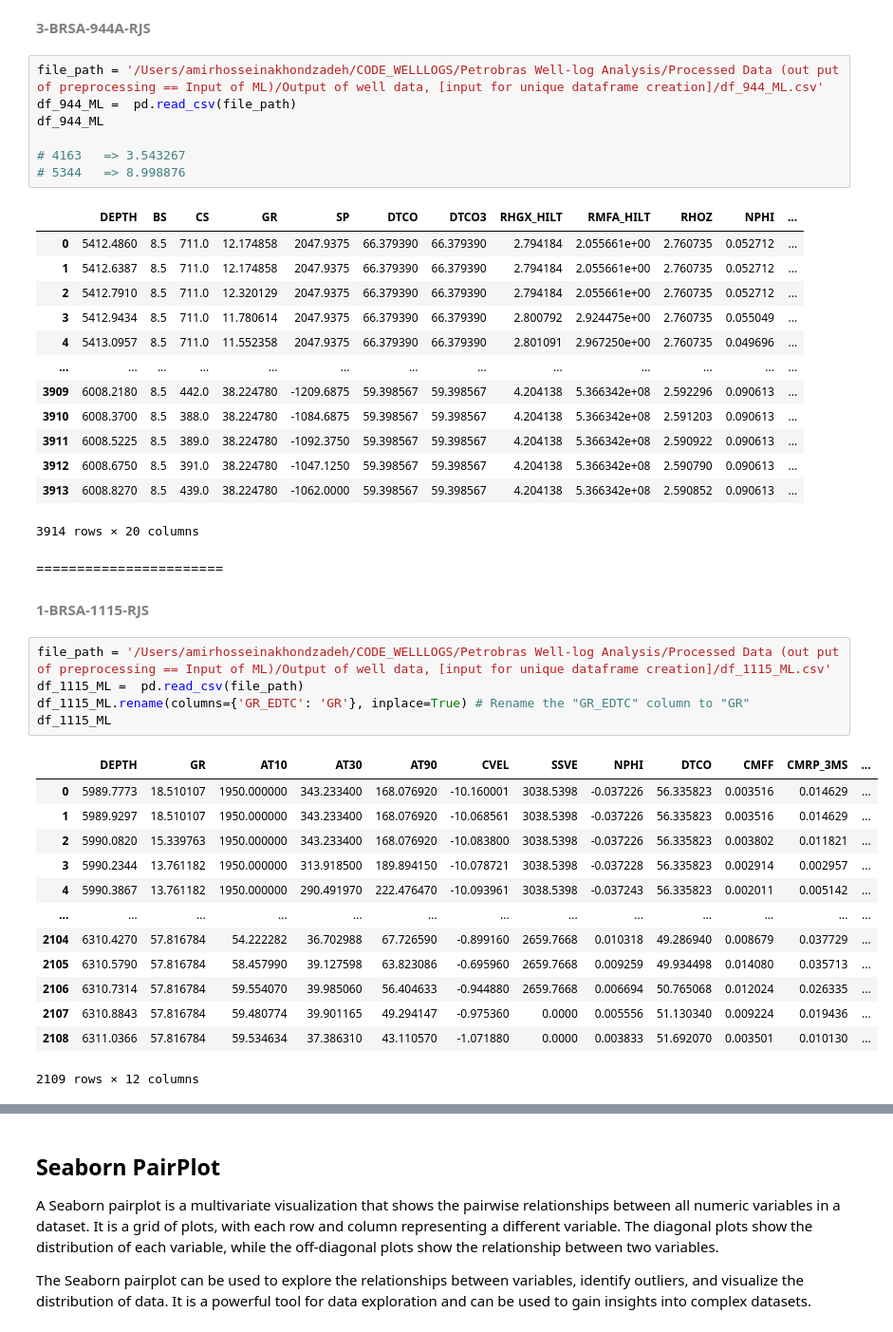
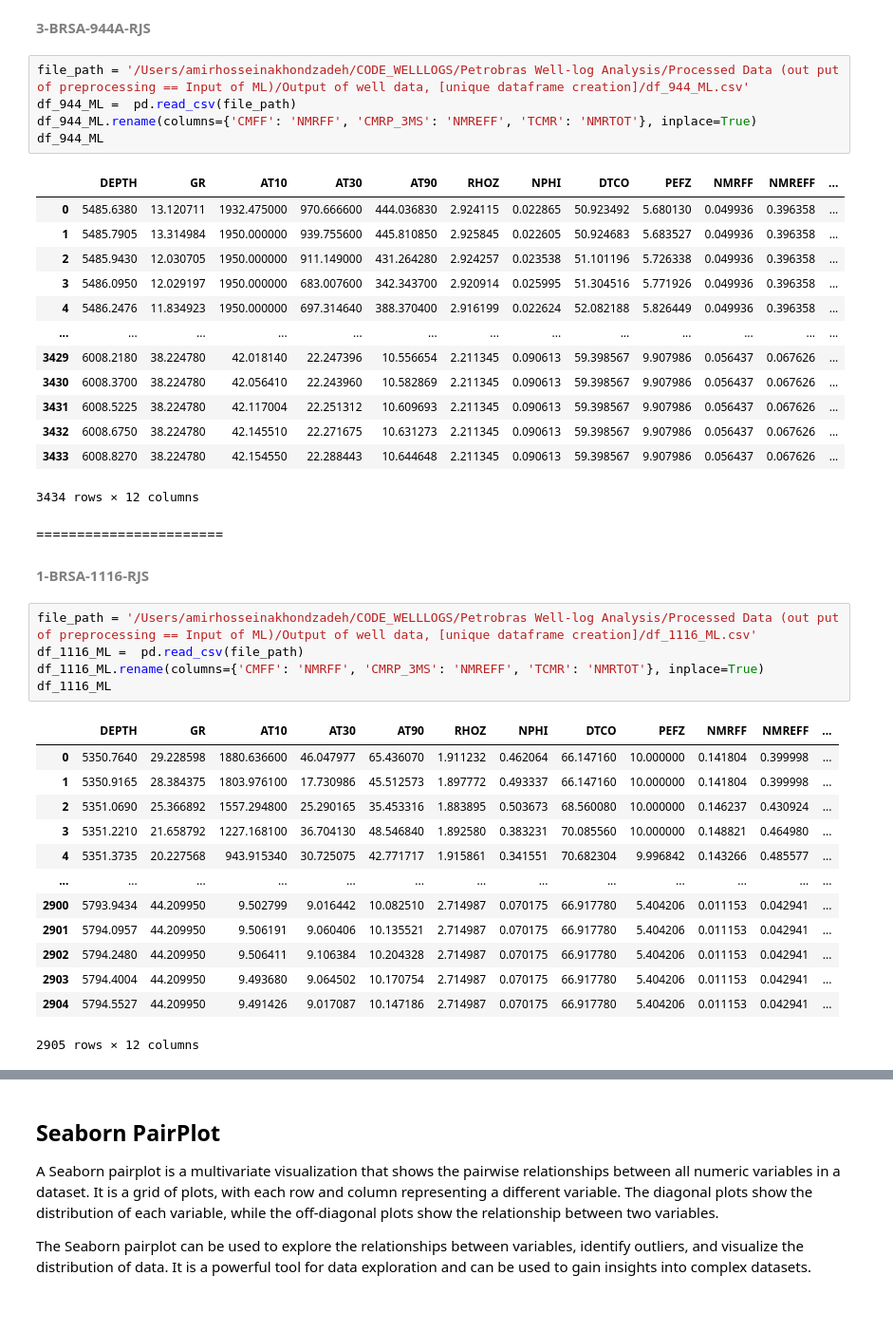
Before and after one commit to Amirhosseinakhondzadeh/Well-log-Analysis-Reservoir-Properties, a Jupyter notebook: Petrobras Well-log Analysis/Template (Module)/Selection of Data for "Predictive model (ML)"/Selection of Data for "Predictive model (ML)".ipynb, the cells around one changed output, grey strips where cells are left out. Shown at 95% size. Saved outputs shown, nothing was run; the diff lists cells and outputs as text.

```diff
--- a/Petrobras Well-log Analysis/Template (Module)/Selection of Data for "Predictive model (ML)"/Selection of Data for "Predictive model (ML)".ipynb
+++ b/Petrobras Well-log Analysis/Template (Module)/Selection of Data for "Predictive model (ML)"/Selection of Data for "Predictive model (ML)".ipynb
@@ -33,49 +33,47 @@ from sklearn.metrics import r2_score, mean_squared_error, mean_squared_error, me
 <span style='color:gray'> <span style="font-size:15px;">
 **3-BRSA-944A-RJS**
 # %%
-file_path = '/Users/amirhosseinakhondzadeh/CODE_WELLLOGS/Petrobras Well-log Analysis/Processed Data (out put of preprocessing == Input of ML)/Output of well data, [input for unique dataframe creation]/df_944_ML.csv'
+file_path = '/Users/amirhosseinakhondzadeh/CODE_WELLLOGS/Petrobras Well-log Analysis/Processed Data (out put of preprocessing == Input of ML)/Output of well data, [unique dataframe creation]/df_944_ML.csv'
 df_944_ML =  pd.read_csv(file_path)
+df_944_ML.rename(columns={'CMFF': 'NMRFF', 'CMRP_3MS': 'NMREFF', 'TCMR': 'NMRTOT'}, inplace=True)
 df_944_ML
-
-# 4163   => 3.543267
-# 5344   => 8.998876
 # %% [output]
-|  | DEPTH | BS | CS | GR | SP | DTCO | DTCO3 | RHGX_HILT | RMFA_HILT | RHOZ | NPHI | ... |
-| 0 | 5412.4860 | 8.5 | 711.0 | 12.174858 | 2047.9375 | 66.379390 | 66.379390 | 2.794184 | 2.055661e+00 | 2.760735 | 0.052712 | ... |
-| 1 | 5412.6387 | 8.5 | 711.0 | 12.174858 | 2047.9375 | 66.379390 | 66.379390 | 2.794184 | 2.055661e+00 | 2.760735 | 0.052712 | ... |
-| 2 | 5412.7910 | 8.5 | 711.0 | 12.320129 | 2047.9375 | 66.379390 | 66.379390 | 2.794184 | 2.055661e+00 | 2.760735 | 0.052712 | ... |
-| 3 | 5412.9434 | 8.5 | 711.0 | 11.780614 | 2047.9375 | 66.379390 | 66.379390 | 2.800792 | 2.924475e+00 | 2.760735 | 0.055049 | ... |
-| 4 | 5413.0957 | 8.5 | 711.0 | 11.552358 | 2047.9375 | 66.379390 | 66.379390 | 2.801091 | 2.967250e+00 | 2.760735 | 0.049696 | ... |
+|  | DEPTH | GR | AT10 | AT30 | AT90 | RHOZ | NPHI | DTCO | PEFZ | NMRFF | NMREFF | ... |
+| 0 | 5485.6380 | 13.120711 | 1932.475000 | 970.666600 | 444.036830 | 2.924115 | 0.022865 | 50.923492 | 5.680130 | 0.049936 | 0.396358 | ... |
+| 1 | 5485.7905 | 13.314984 | 1950.000000 | 939.755600 | 445.810850 | 2.925845 | 0.022605 | 50.924683 | 5.683527 | 0.049936 | 0.396358 | ... |
+| 2 | 5485.9430 | 12.030705 | 1950.000000 | 911.149000 | 431.264280 | 2.924257 | 0.023538 | 51.101196 | 5.726338 | 0.049936 | 0.396358 | ... |
+| 3 | 5486.0950 | 12.029197 | 1950.000000 | 683.007600 | 342.343700 | 2.920914 | 0.025995 | 51.304516 | 5.771926 | 0.049936 | 0.396358 | ... |
+| 4 | 5486.2476 | 11.834923 | 1950.000000 | 697.314640 | 388.370400 | 2.916199 | 0.022624 | 52.082188 | 5.826449 | 0.049936 | 0.396358 | ... |
 | ... | ... | ... | ... | ... | ... | ... | ... | ... | ... | ... | ... | ... |
-| 3909 | 6008.2180 | 8.5 | 442.0 | 38.224780 | -1209.6875 | 59.398567 | 59.398567 | 4.204138 | 5.366342e+08 | 2.592296 | 0.090613 | ... |
-| 3910 | 6008.3700 | 8.5 | 388.0 | 38.224780 | -1084.6875 | 59.398567 | 59.398567 | 4.204138 | 5.366342e+08 | 2.591203 | 0.090613 | ... |
-| 3911 | 6008.5225 | 8.5 | 389.0 | 38.224780 | -1092.3750 | 59.398567 | 59.398567 | 4.204138 | 5.366342e+08 | 2.590922 | 0.090613 | ... |
-| 3912 | 6008.6750 | 8.5 | 391.0 | 38.224780 | -1047.1250 | 59.398567 | 59.398567 | 4.204138 | 5.366342e+08 | 2.590790 | 0.090613 | ... |
-| 3913 | 6008.8270 | 8.5 | 439.0 | 38.224780 | -1062.0000 | 59.398567 | 59.398567 | 4.204138 | 5.366342e+08 | 2.590852 | 0.090613 | ... |
+| 3429 | 6008.2180 | 38.224780 | 42.018140 | 22.247396 | 10.556654 | 2.211345 | 0.090613 | 59.398567 | 9.907986 | 0.056437 | 0.067626 | ... |
+| 3430 | 6008.3700 | 38.224780 | 42.056410 | 22.243960 | 10.582869 | 2.211345 | 0.090613 | 59.398567 | 9.907986 | 0.056437 | 0.067626 | ... |
+| 3431 | 6008.5225 | 38.224780 | 42.117004 | 22.251312 | 10.609693 | 2.211345 | 0.090613 | 59.398567 | 9.907986 | 0.056437 | 0.067626 | ... |
+| 3432 | 6008.6750 | 38.224780 | 42.145510 | 22.271675 | 10.631273 | 2.211345 | 0.090613 | 59.398567 | 9.907986 | 0.056437 | 0.067626 | ... |
+| 3433 | 6008.8270 | 38.224780 | 42.154550 | 22.288443 | 10.644648 | 2.211345 | 0.090613 | 59.398567 | 9.907986 | 0.056437 | 0.067626 | ... |
-3914 rows × 20 columns
+3434 rows × 12 columns
 # %% [markdown]
 =======================
 # %% [markdown]
 <span style='color:gray'> <span style="font-size:15px;">
-**1-BRSA-1115-RJS**
+**1-BRSA-1116-RJS**
 # %%
-file_path = '/Users/amirhosseinakhondzadeh/CODE_WELLLOGS/Petrobras Well-log Analysis/Processed Data (out put of preprocessing == Input of ML)/Output of well data, [input for unique dataframe creation]/df_1115_ML.csv'
-df_1115_ML =  pd.read_csv(file_path)
-df_1115_ML.rename(columns={'GR_EDTC': 'GR'}, inplace=True) # Rename the "GR_EDTC" column to "GR"
-df_1115_ML
+file_path = '/Users/amirhosseinakhondzadeh/CODE_WELLLOGS/Petrobras Well-log Analysis/Processed Data (out put of preprocessing == Input of ML)/Output of well data, [unique dataframe creation]/df_1116_ML.csv'
+df_1116_ML =  pd.read_csv(file_path)
+df_1116_ML.rename(columns={'CMFF': 'NMRFF', 'CMRP_3MS': 'NMREFF', 'TCMR': 'NMRTOT'}, inplace=True)
+df_1116_ML
 # %% [output]
-|  | DEPTH | GR | AT10 | AT30 | AT90 | CVEL | SSVE | NPHI | DTCO | CMFF | CMRP_3MS | ... |
-| 0 | 5989.7773 | 18.510107 | 1950.000000 | 343.233400 | 168.076920 | -10.160001 | 3038.5398 | -0.037226 | 56.335823 | 0.003516 | 0.014629 | ... |
-| 1 | 5989.9297 | 18.510107 | 1950.000000 | 343.233400 | 168.076920 | -10.068561 | 3038.5398 | -0.037226 | 56.335823 | 0.003516 | 0.014629 | ... |
-| 2 | 5990.0820 | 15.339763 | 1950.000000 | 343.233400 | 168.076920 | -10.083800 | 3038.5398 | -0.037226 | 56.335823 | 0.003802 | 0.011821 | ... |
-| 3 | 5990.2344 | 13.761182 | 1950.000000 | 313.918500 | 189.894150 | -10.078721 | 3038.5398 | -0.037228 | 56.335823 | 0.002914 | 0.002957 | ... |
-| 4 | 5990.3867 | 13.761182 | 1950.000000 | 290.491970 | 222.476470 | -10.093961 | 3038.5398 | -0.037243 | 56.335823 | 0.002011 | 0.005142 | ... |
+|  | DEPTH | GR | AT10 | AT30 | AT90 | RHOZ | NPHI | DTCO | PEFZ | NMRFF | NMREFF | ... |
+| 0 | 5350.7640 | 29.228598 | 1880.636600 | 46.047977 | 65.436070 | 1.911232 | 0.462064 | 66.147160 | 10.000000 | 0.141804 | 0.399998 | ... |
+| 1 | 5350.9165 | 28.384375 | 1803.976100 | 17.730986 | 45.512573 | 1.897772 | 0.493337 | 66.147160 | 10.000000 | 0.141804 | 0.399998 | ... |
+| 2 | 5351.0690 | 25.366892 | 1557.294800 | 25.290165 | 35.453316 | 1.883895 | 0.503673 | 68.560080 | 10.000000 | 0.146237 | 0.430924 | ... |
+| 3 | 5351.2210 | 21.658792 | 1227.168100 | 36.704130 | 48.546840 | 1.892580 | 0.383231 | 70.085560 | 10.000000 | 0.148821 | 0.464980 | ... |
+| 4 | 5351.3735 | 20.227568 | 943.915340 | 30.725075 | 42.771717 | 1.915861 | 0.341551 | 70.682304 | 9.996842 | 0.143266 | 0.485577 | ... |
 | ... | ... | ... | ... | ... | ... | ... | ... | ... | ... | ... | ... | ... |
-| 2104 | 6310.4270 | 57.816784 | 54.222282 | 36.702988 | 67.726590 | -0.899160 | 2659.7668 | 0.010318 | 49.286940 | 0.008679 | 0.037729 | ... |
-| 2105 | 6310.5790 | 57.816784 | 58.457990 | 39.127598 | 63.823086 | -0.695960 | 2659.7668 | 0.009259 | 49.934498 | 0.014080 | 0.035713 | ... |
-| 2106 | 6310.7314 | 57.816784 | 59.554070 | 39.985060 | 56.404633 | -0.944880 | 2659.7668 | 0.006694 | 50.765068 | 0.012024 | 0.026335 | ... |
-| 2107 | 6310.8843 | 57.816784 | 59.480774 | 39.901165 | 49.294147 | -0.975360 | 0.0000 | 0.005556 | 51.130340 | 0.009224 | 0.019436 | ... |
-| 2108 | 6311.0366 | 57.816784 | 59.534634 | 37.386310 | 43.110570 | -1.071880 | 0.0000 | 0.003833 | 51.692070 | 0.003501 | 0.010130 | ... |
+| 2900 | 5793.9434 | 44.209950 | 9.502799 | 9.016442 | 10.082510 | 2.714987 | 0.070175 | 66.917780 | 5.404206 | 0.011153 | 0.042941 | ... |
+| 2901 | 5794.0957 | 44.209950 | 9.506191 | 9.060406 | 10.135521 | 2.714987 | 0.070175 | 66.917780 | 5.404206 | 0.011153 | 0.042941 | ... |
+| 2902 | 5794.2480 | 44.209950 | 9.506411 | 9.106384 | 10.204328 | 2.714987 | 0.070175 | 66.917780 | 5.404206 | 0.011153 | 0.042941 | ... |
+| 2903 | 5794.4004 | 44.209950 | 9.493680 | 9.064502 | 10.170754 | 2.714987 | 0.070175 | 66.917780 | 5.404206 | 0.011153 | 0.042941 | ... |
+| 2904 | 5794.5527 | 44.209950 | 9.491426 | 9.017087 | 10.147186 | 2.714987 | 0.070175 | 66.917780 | 5.404206 | 0.011153 | 0.042941 | ... |
-2109 rows × 12 columns
+2905 rows × 12 columns
 # %% [markdown]
 <span style='color:gray'> <span style="font-size:15px;">
```
Also changed, not shown: parts of 12 cells of this notebook, 55 other files.
